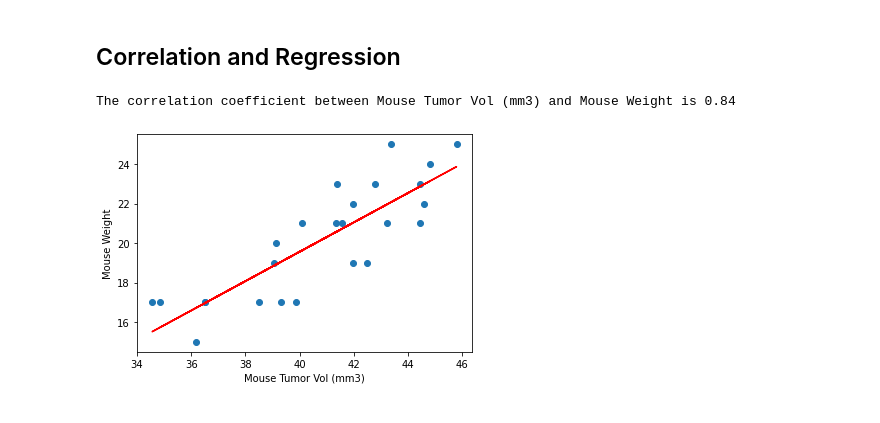
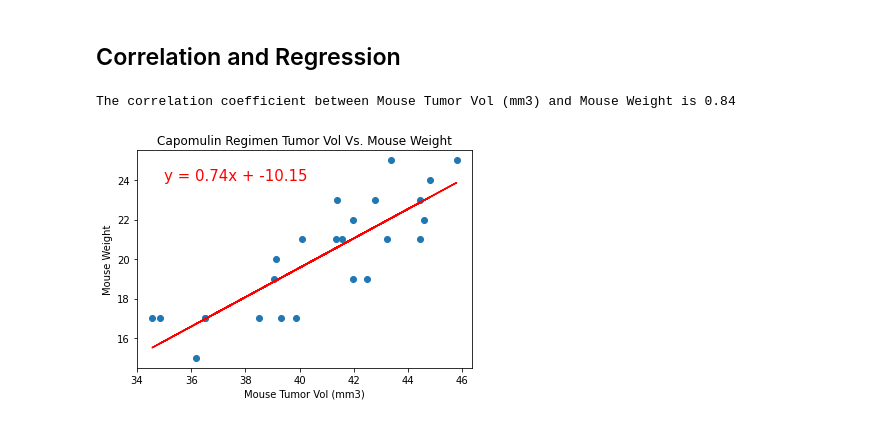
Before and after one commit to Sophstep2015/matplotlib-challenge, a Jupyter notebook: pymaceuticals_starter.ipynb, the cells around one changed output. Drawn from its saved outputs; the diff is of its cells as text; code cells hidden in the pictures.

```diff
--- a/pymaceuticals_starter.ipynb
+++ b/pymaceuticals_starter.ipynb
@@ -228,17 +259,24 @@ Text(0.5, 0, 'Mouse Tumor Vol (mm3)')
 # %% [markdown]
 ## Correlation and Regression
 # %%
-# Calculate the correlation coefficient and linear regression model
+#Calculate and pring correlation coefficient
 print(f"The correlation coefficient between Mouse Tumor Vol (mm3) and Mouse Weight is {round(st.pearsonr(tumorvol_avg,cap_weight)[0],2)}")
-# for mouse weight and average tumor volume for the Capomulin regimen
+
+#Duplicate chart above
 plt.scatter(tumorvol_avg, cap_weight)
-(slope, intercept, rvalue, pvalue, stderr) = linregress(tumorvol_avg, cap_weight)
+
+#Linear regression equation
+(slope, intercept, rvalue, pvalue, std_err) = linregress(tumorvol_avg, cap_weight)
 regress_values = tumorvol_avg * slope + intercept
 line_eq = "y = " + str(round(slope,2)) + "x + " + str(round(intercept,2))
+
+#Place Regression line on plot
 plt.plot(tumorvol_avg,regress_values,"r-")
+plt.title("Capomulin Regimen Tumor Vol Vs. Mouse Weight")
 plt.xlabel('Mouse Tumor Vol (mm3)')
 plt.ylabel('Mouse Weight')
+plt.annotate(line_eq,(35,24),fontsize=15,color="red")
 plt.show()
 # %% [output]
 The correlation coefficient between Mouse Tumor Vol (mm3) and Mouse Weight is 0.84
-[figure, old version]
+[figure, new version]
```
Also changed, not shown: parts of 10 cells of this notebook.
